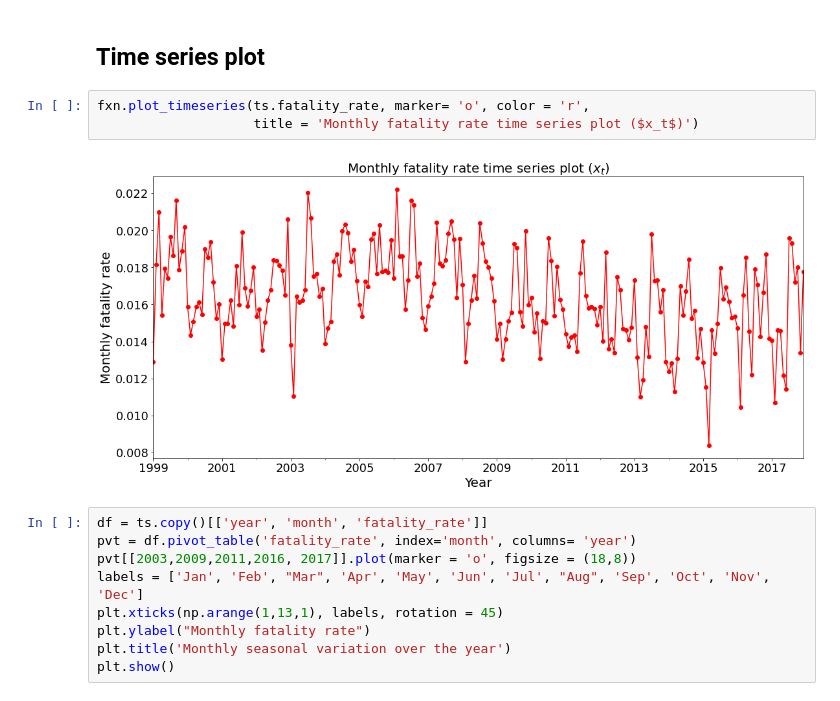
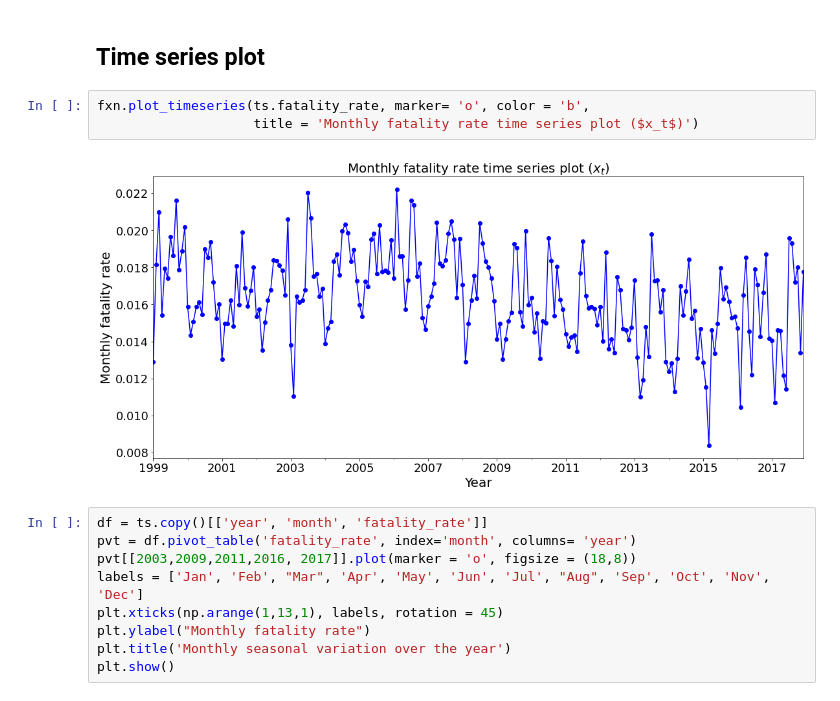
Before and after one commit to Owerre/Time-Series-Forecasting, a Jupyter notebook: fatality-forecast/notebooks/02-eda.ipynb, the cells around one changed output. Drawn from its saved outputs; the diff is of its cells as text.

```diff
--- a/fatality-forecast/notebooks/02-eda.ipynb
+++ b/fatality-forecast/notebooks/02-eda.ipynb
@@ -120,10 +118,10 @@ plt.show()
 # %% [markdown]
 ## Time series plot
 # %%
-fxn.plot_timeseries(ts.fatality_rate, marker= 'o', color = 'r',
+fxn.plot_timeseries(ts.fatality_rate, marker= 'o', color = 'b',
                     title = 'Monthly fatality rate time series plot ($x_t$)')
 # %% [output]
-[figure, old version]
+[figure, new version]
 # %%
 df = ts.copy()[['year', 'month', 'fatality_rate']]
 pvt = df.pivot_table('fatality_rate', index='month', columns= 'year')
```
Also changed, not shown: parts of 1 cell of this notebook, 2 other files.
